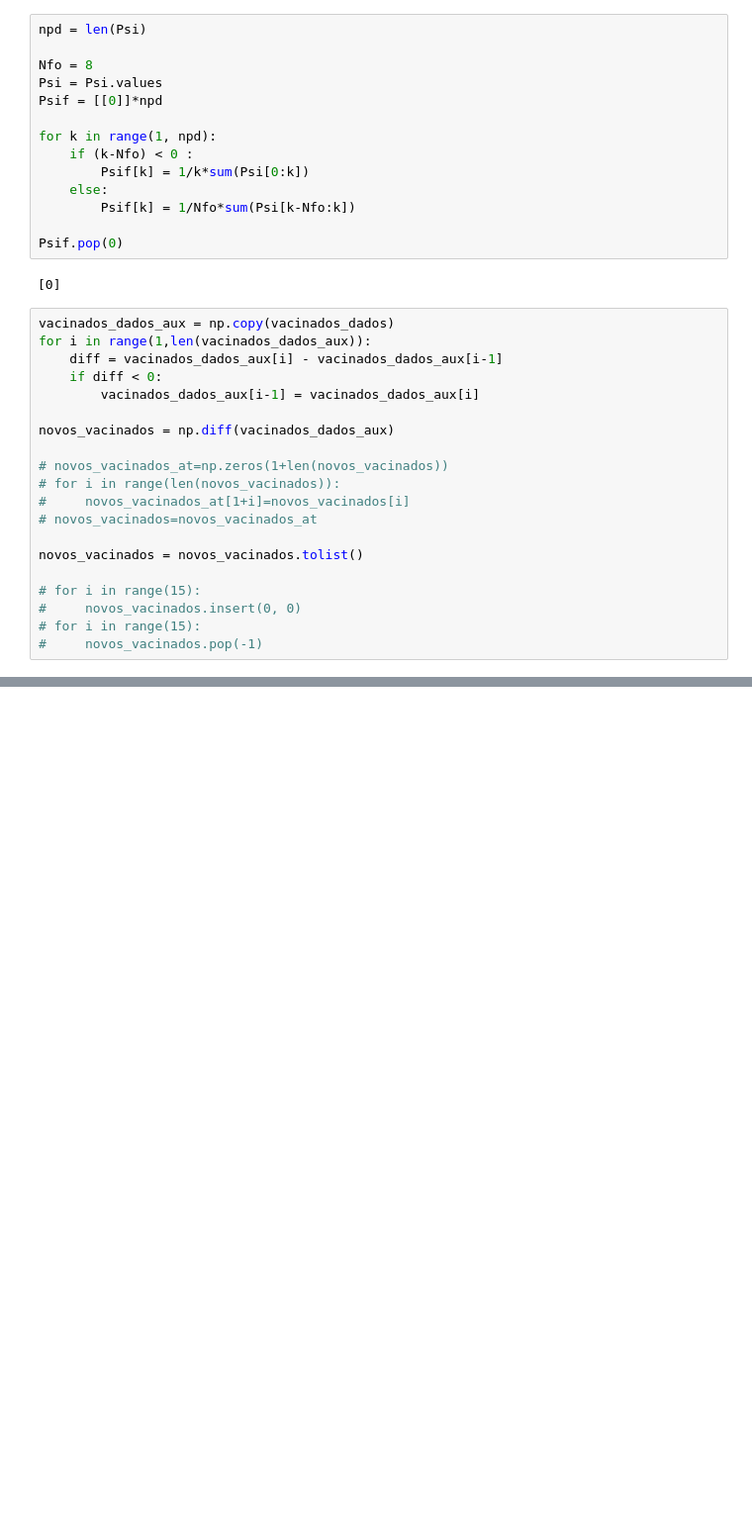
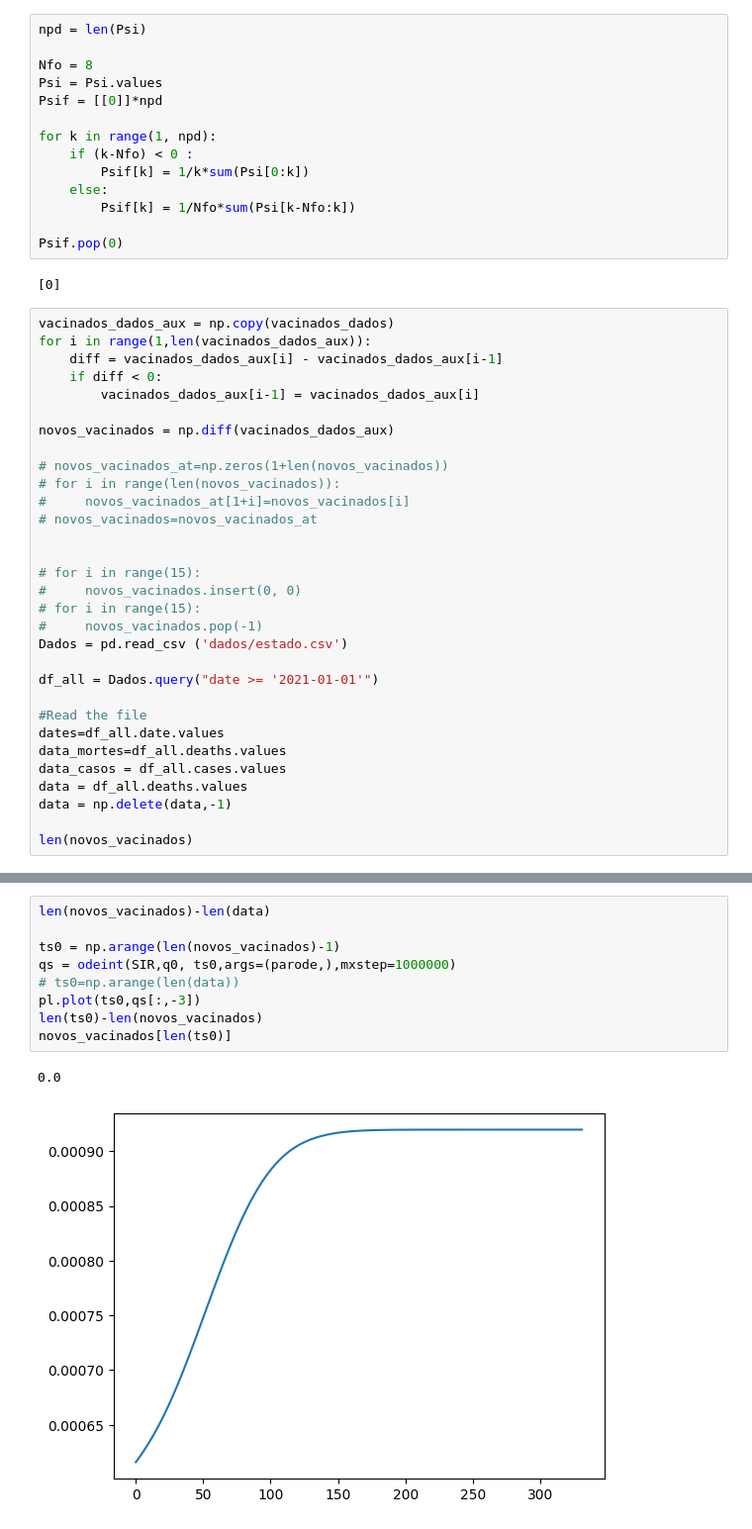
Before and after one commit to filipe7788/SEIHURD, a Jupyter notebook: Fit_Vacinado.ipynb, the cells around one changed output, grey strips where cells are left out. Shown at 99% size. Saved outputs shown, nothing was run; the diff lists cells and outputs as text; blank space fills up the shorter version.

```diff
--- a/Fit_Vacinado.ipynb
+++ b/Fit_Vacinado.ipynb
@@ -43,9 +43,20 @@ novos_vacinados = np.diff(vacinados_dados_aux)
 #     novos_vacinados_at[1+i]=novos_vacinados[i]
 # novos_vacinados=novos_vacinados_at
 
-novos_vacinados = novos_vacinados.tolist()
 
 # for i in range(15):
 #     novos_vacinados.insert(0, 0)
 # for i in range(15):
 #     novos_vacinados.pop(-1)
+Dados = pd.read_csv ('dados/estado.csv')
+
+df_all = Dados.query("date >= '2021-01-01'")
+
+#Read the file
+dates=df_all.date.values
+data_mortes=df_all.deaths.values
+data_casos = df_all.cases.values
+data = df_all.deaths.values
+data = np.delete(data,-1)
+
+len(novos_vacinados)
@@ -255,0 +264,12 @@ UnboundLocalError: local variable 'best_pop' referenced before assignment
+# %%
+len(novos_vacinados)-len(data)
+
+ts0 = np.arange(len(novos_vacinados)-1)
+qs = odeint(SIR,q0, ts0,args=(parode,),mxstep=1000000)
+# ts0=np.arange(len(data))
+pl.plot(ts0,qs[:,-3])
+len(ts0)-len(novos_vacinados)
+novos_vacinados[len(ts0)]
+# %% [output]
+0.0
+[figure, added]
```
Also changed, not shown: parts of 19 cells of this notebook.
